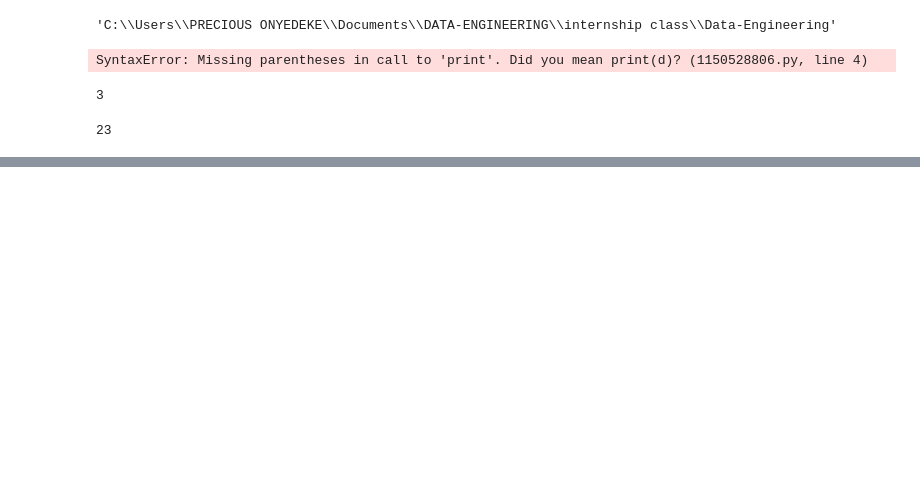
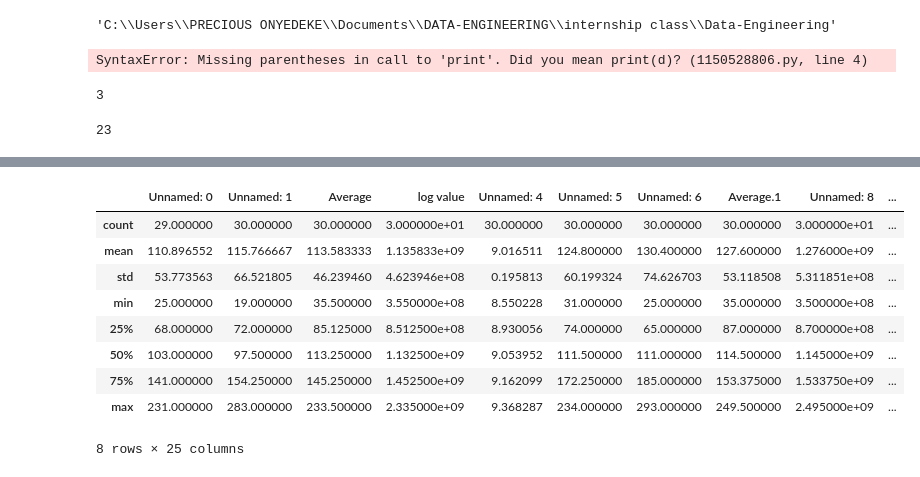
Before and after one commit to Presh-onyedeke/Data-Analytics-Internship-Projects, a Jupyter notebook: script.py.ipynb, the cells around one changed output, grey strips where cells are left out. Cells and saved outputs as stored; diff of their text form; code cells hidden in the pictures; blank space fills up the shorter version.

```diff
--- a/script.py.ipynb
+++ b/script.py.ipynb
@@ -34,0 +192,14 @@ else:
+# %%
+df6=df5.describe()
+df6
+# %% [output]
+|  | Unnamed: 0 | Unnamed: 1 | Average | log value | Unnamed: 4 | Unnamed: 5 | Unnamed: 6 | Average.1 | Unnamed: 8 | ... |
+| count | 29.000000 | 30.000000 | 30.000000 | 3.000000e+01 | 30.000000 | 30.000000 | 30.000000 | 30.000000 | 3.000000e+01 | ... |
+| mean | 110.896552 | 115.766667 | 113.583333 | 1.135833e+09 | 9.016511 | 124.800000 | 130.400000 | 127.600000 | 1.276000e+09 | ... |
+| std | 53.773563 | 66.521805 | 46.239460 | 4.623946e+08 | 0.195813 | 60.199324 | 74.626703 | 53.118508 | 5.311851e+08 | ... |
+| min | 25.000000 | 19.000000 | 35.500000 | 3.550000e+08 | 8.550228 | 31.000000 | 25.000000 | 35.000000 | 3.500000e+08 | ... |
+| 25% | 68.000000 | 72.000000 | 85.125000 | 8.512500e+08 | 8.930056 | 74.000000 | 65.000000 | 87.000000 | 8.700000e+08 | ... |
+| 50% | 103.000000 | 97.500000 | 113.250000 | 1.132500e+09 | 9.053952 | 111.500000 | 111.000000 | 114.500000 | 1.145000e+09 | ... |
+| 75% | 141.000000 | 154.250000 | 145.250000 | 1.452500e+09 | 9.162099 | 172.250000 | 185.000000 | 153.375000 | 1.533750e+09 | ... |
+| max | 231.000000 | 283.000000 | 233.500000 | 2.335000e+09 | 9.368287 | 234.000000 | 293.000000 | 249.500000 | 2.495000e+09 | ... |
+8 rows × 25 columns
```
Also changed, not shown: parts of 26 cells of this notebook, 7 other files.
